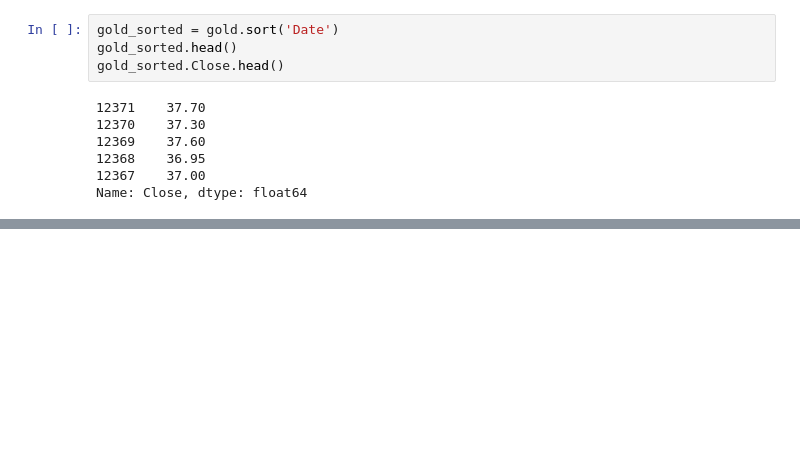
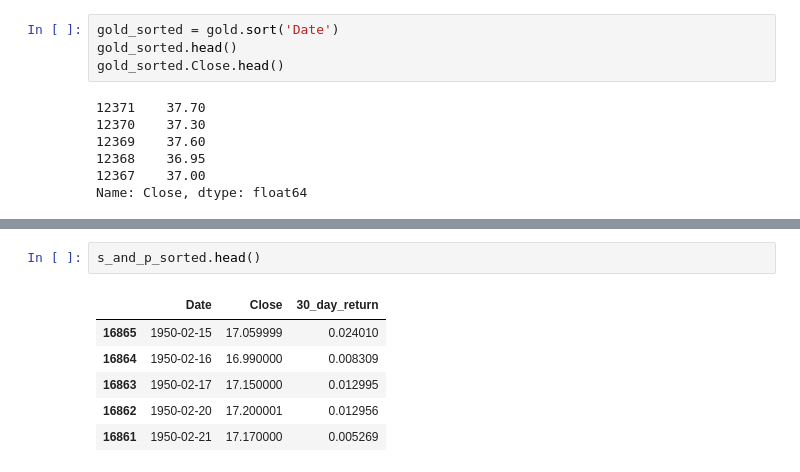
Before and after one commit to parths23/finance-investment-side-projects, a Jupyter notebook: analysis/models/Exploratory Analysis.ipynb, the cells around one changed output, grey strips where cells are left out. Cells and saved outputs as stored; diff of their text form; blank space fills up the shorter version.

```diff
--- a/analysis/models/Exploratory Analysis.ipynb
+++ b/analysis/models/Exploratory Analysis.ipynb
@@ -198,0 +198,9 @@ KeyError: '30_day_return'
+# %%
+s_and_p_sorted.head()
+# %% [output]
+|  | Date | Close | 30_day_return |
+| 16865 | 1950-02-15 | 17.059999 | 0.024010 |
+| 16864 | 1950-02-16 | 16.990000 | 0.008309 |
+| 16863 | 1950-02-17 | 17.150000 | 0.012995 |
+| 16862 | 1950-02-20 | 17.200001 | 0.012956 |
+| 16861 | 1950-02-21 | 17.170000 | 0.005269 |
```
Also changed, not shown: parts of 1 cell of this notebook.
